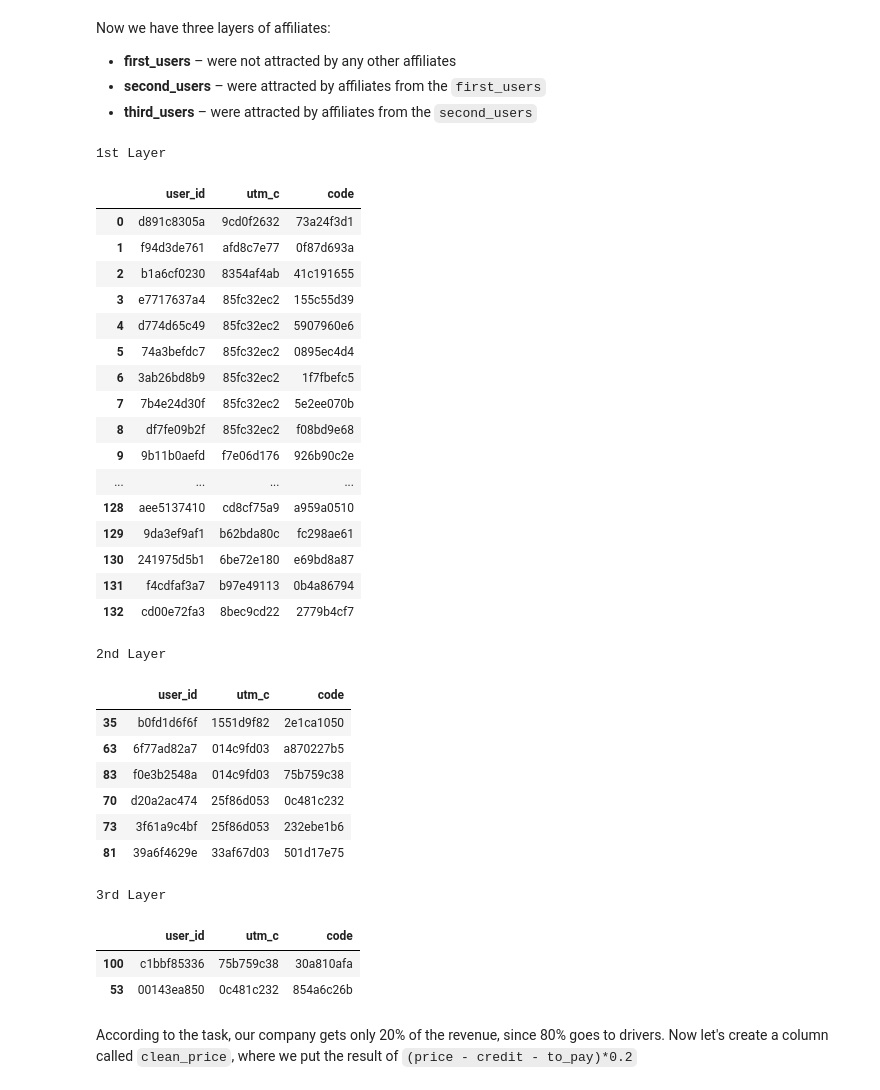
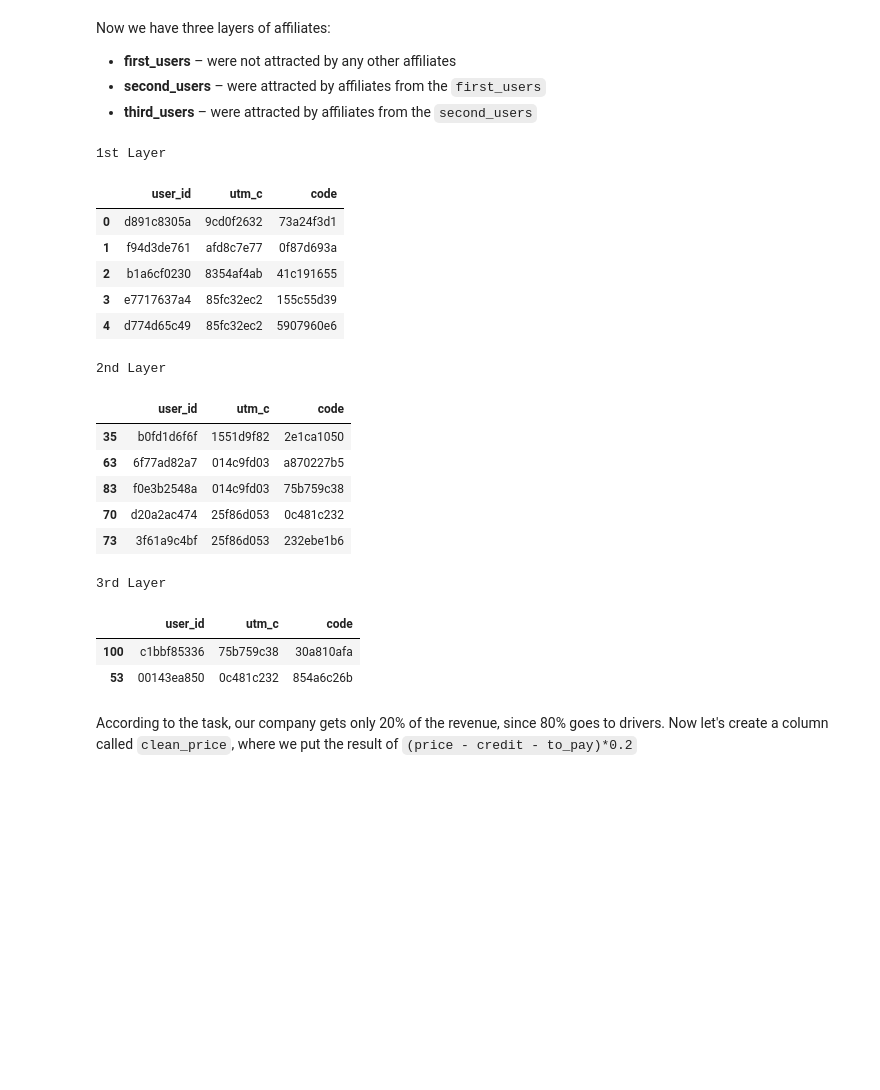
Before and after one commit to antn-tlfnv/orders_users_promocodes, a Jupyter notebook: uma.tech2.ipynb, the cells around one changed output. Saved outputs shown, nothing was run; the diff lists cells and outputs as text; code cells hidden in the pictures; blank space fills up the shorter version.

```diff
--- a/uma.tech2.ipynb
+++ b/uma.tech2.ipynb
@@ -110,49 +110,37 @@ Now we have three layers of affiliates:
 - <b>second_users</b> – were attracted by affiliates from the ``first_users``
 - <b>third_users</b> – were attracted by affiliates from the ``second_users``
 # %%
-# displying first_users, second_users and third_users
+# displying heads of first_users, second_users and third_users
 
-first_users_styler = first_users.style.set_table_attributes("style='display:inline'")\
+first_users_styler = first_users.head().style.set_table_attributes("style='display:inline'")\
         .set_caption('1st Layer')
 
-second_users_styler = second_users.style.set_table_attributes("style='display:inline'")\
+second_users_styler = second_users.head().style.set_table_attributes("style='display:inline'")\
         .set_caption('2nd Layer')
 
-third_users_styler = third_users.style.set_table_attributes("style='display:inline'")\
+third_users_styler = third_users.head().style.set_table_attributes("style='display:inline'")\
         .set_caption('3rd Layer')
 
 display_html(
     first_users_styler._repr_html_()+
     second_users_styler._repr_html_()+
     third_users_styler._repr_html_(),
     raw=True)
 # %% [output]
 1st Layer
 |  | user_id | utm_c | code |
 | 0 | d891c8305a | 9cd0f2632 | 73a24f3d1 |
 | 1 | f94d3de761 | afd8c7e77 | 0f87d693a |
 | 2 | b1a6cf0230 | 8354af4ab | 41c191655 |
 | 3 | e7717637a4 | 85fc32ec2 | 155c55d39 |
 | 4 | d774d65c49 | 85fc32ec2 | 5907960e6 |
-| 5 | 74a3befdc7 | 85fc32ec2 | 0895ec4d4 |
-| 6 | 3ab26bd8b9 | 85fc32ec2 | 1f7fbefc5 |
-| 7 | 7b4e24d30f | 85fc32ec2 | 5e2ee070b |
-| 8 | df7fe09b2f | 85fc32ec2 | f08bd9e68 |
-| 9 | 9b11b0aefd | f7e06d176 | 926b90c2e |
-| ... | ... | ... | ... |
-| 128 | aee5137410 | cd8cf75a9 | a959a0510 |
-| 129 | 9da3ef9af1 | b62bda80c | fc298ae61 |
-| 130 | 241975d5b1 | 6be72e180 | e69bd8a87 |
-| 131 | f4cdfaf3a7 | b97e49113 | 0b4a86794 |
-| 132 | cd00e72fa3 | 8bec9cd22 | 2779b4cf7 |
 2nd Layer
 |  | user_id | utm_c | code |
 | 35 | b0fd1d6f6f | 1551d9f82 | 2e1ca1050 |
 | 63 | 6f77ad82a7 | 014c9fd03 | a870227b5 |
 | 83 | f0e3b2548a | 014c9fd03 | 75b759c38 |
 | 70 | d20a2ac474 | 25f86d053 | 0c481c232 |
 | 73 | 3f61a9c4bf | 25f86d053 | 232ebe1b6 |
-| 81 | 39a6f4629e | 33af67d03 | 501d17e75 |
 3rd Layer
 |  | user_id | utm_c | code |
 | 100 | c1bbf85336 | 75b759c38 | 30a810afa |
```
